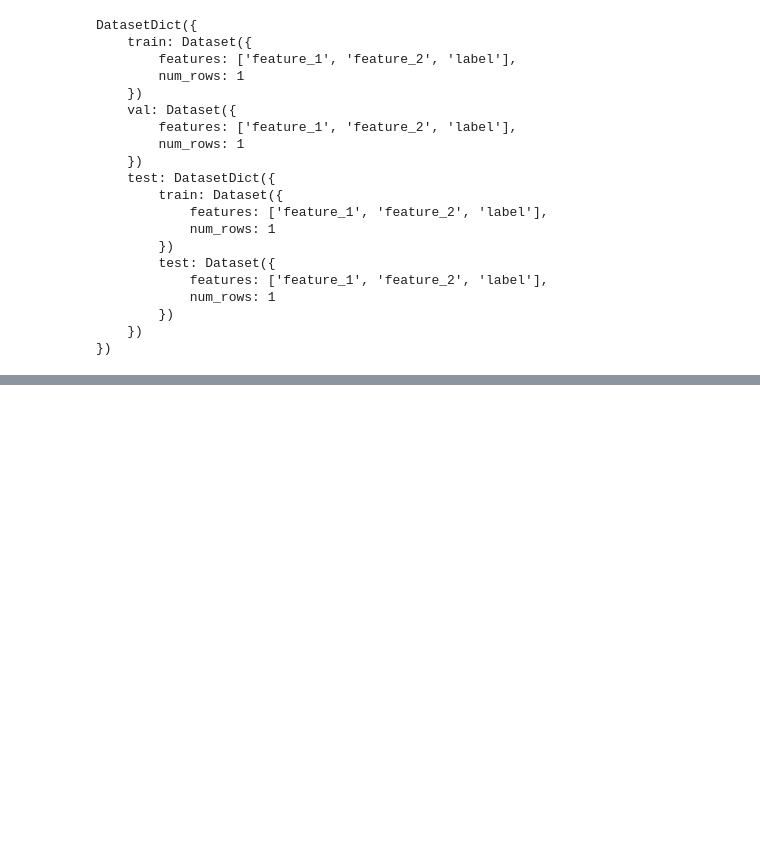
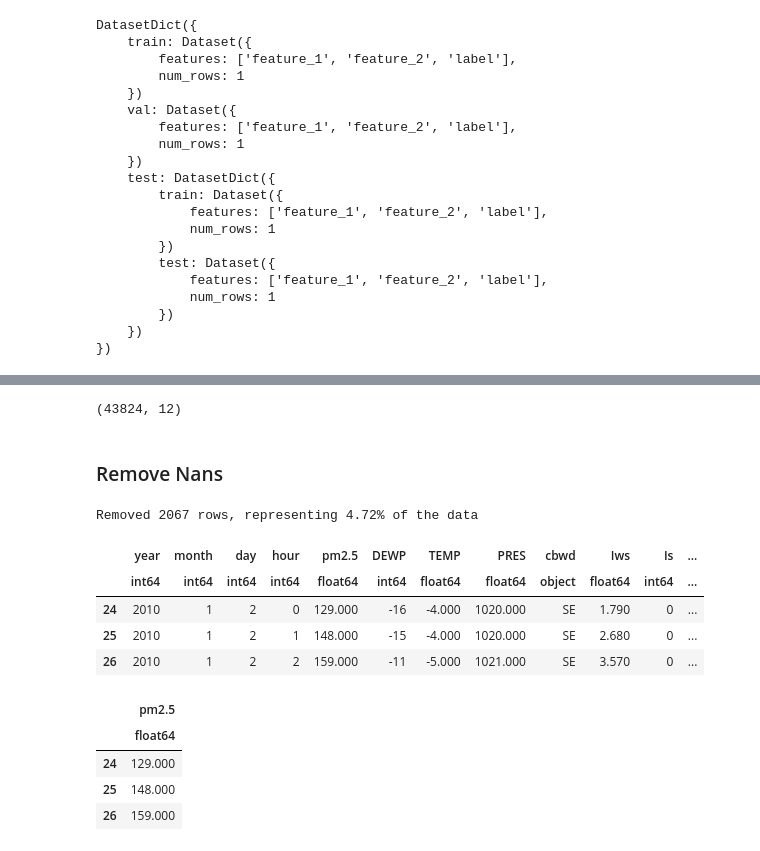
Before and after one commit to akseldkw07/kretsinger, a Jupyter notebook: kret_torch_utils/notebooks/torch_datasets.ipynb, the cells around one changed output, grey strips where cells are left out. Cells and saved outputs as stored; diff of their text form; code cells hidden in the pictures; blank space fills up the shorter version.

```diff
--- a/kret_torch_utils/notebooks/torch_datasets.ipynb
+++ b/kret_torch_utils/notebooks/torch_datasets.ipynb
@@ -175,0 +205,9 @@ Features: {'sentence': Value('string'), 'label': ClassLabel(names=['unacceptable
+# %%
+missing_value_remover = MissingValueRemover(how="any")  # Remove rows with any NaN values
+remove_nans_pipeline = PipelinePD(steps=[("remove_nans", missing_value_remover)])
+# %%
+# Cell: Load and split data FIRST (temporal split)
+X, y = load_beijing_air_quality_data()
+X.shape
+# %% [output]
+(43824, 12)
@@ -175,0 +216,20 @@ Features: {'sentence': Value('string'), 'label': ClassLabel(names=['unacceptable
+# %% [markdown]
+### Remove Nans
+# %%
+X_no_nans = remove_nans_pipeline.fit_transform_df(X, y)
+y_no_nans = y.loc[X_no_nans.index]
+# %% [output]
+Removed 2067 rows, representing 4.72% of the data
+# %%
+dtt([X_no_nans, y_no_nans], 3, how="head")
+# %% [output]
+|  | year | month | day | hour | pm2.5 | DEWP | TEMP | PRES | cbwd | Iws | Is | ... |
+|  | int64 | int64 | int64 | int64 | float64 | int64 | float64 | float64 | object | float64 | int64 | ... |
+| 24 | 2010 | 1 | 2 | 0 | 129.000 | -16 | -4.000 | 1020.000 | SE | 1.790 | 0 | ... |
+| 25 | 2010 | 1 | 2 | 1 | 148.000 | -15 | -4.000 | 1020.000 | SE | 2.680 | 0 | ... |
+| 26 | 2010 | 1 | 2 | 2 | 159.000 | -11 | -5.000 | 1021.000 | SE | 3.570 | 0 | ... |
+|  | pm2.5 |
+|  | float64 |
+| 24 | 129.000 |
+| 25 | 148.000 |
+| 26 | 159.000 |
```
Also changed, not shown: parts of 27 cells of this notebook, 8 other files.
